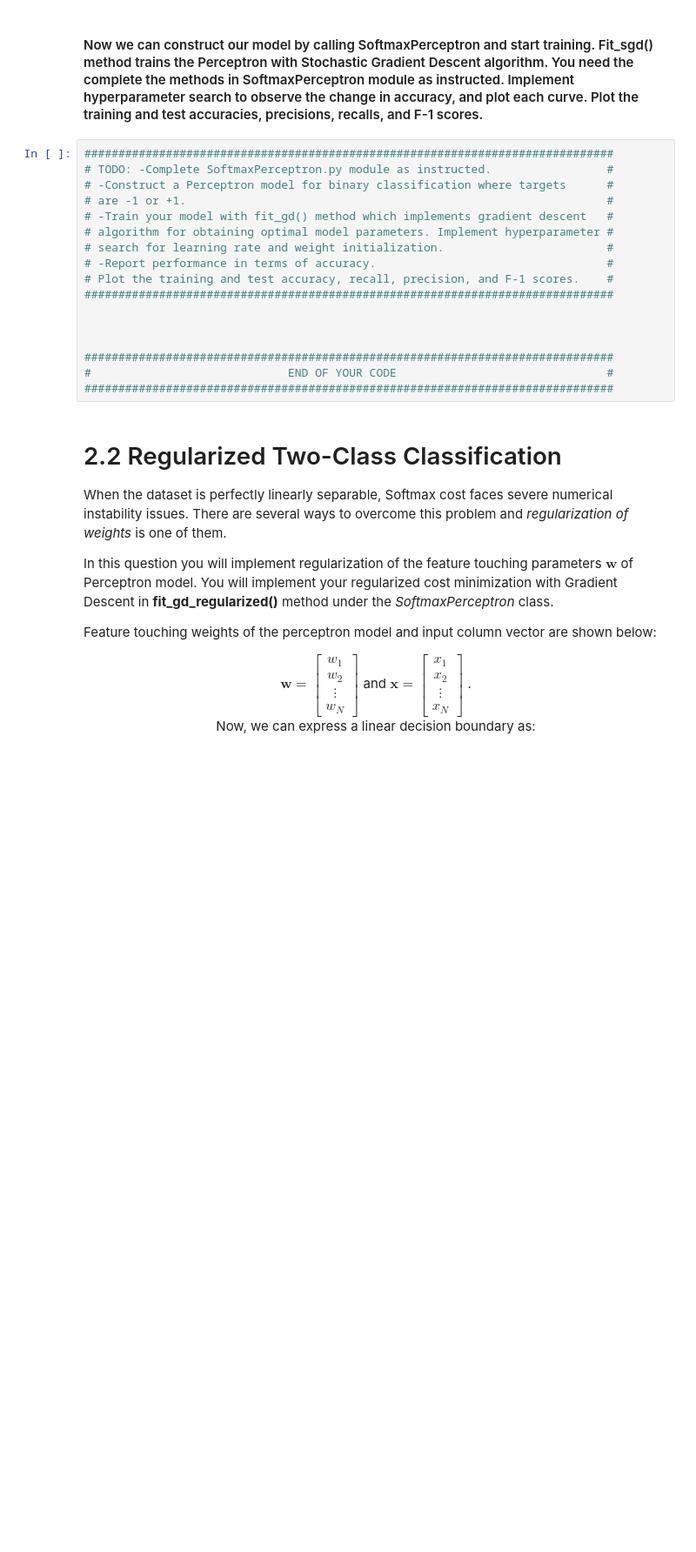
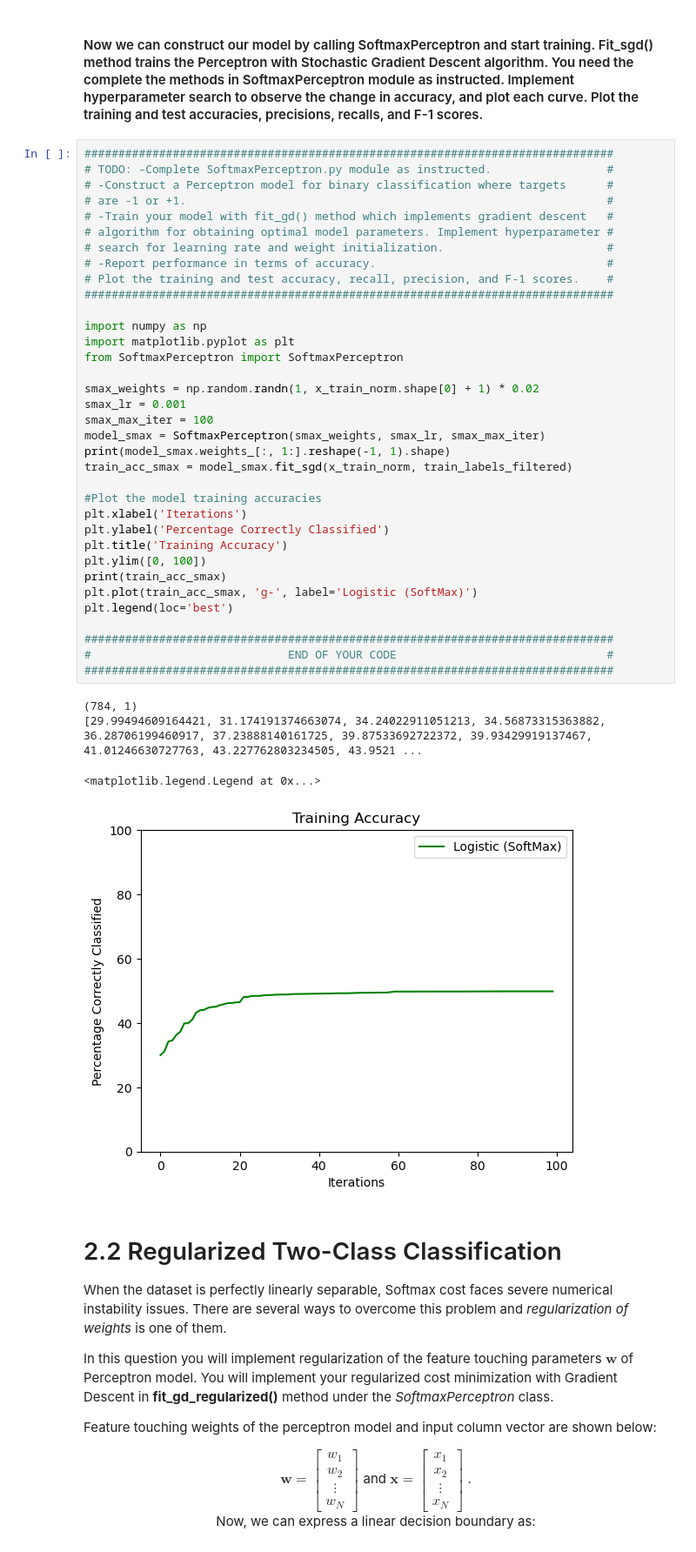
Before and after one commit to MustafaKrc/LFD24, a Jupyter notebook: Binary Linear Classification with Logistic Regression and Perceptron (With SGD)/Homework-3.ipynb, the cells around one changed output. Shown: that part at 87% size. Drawn from its saved outputs; the diff is of its cells as text; blank space fills up the shorter version.

Commit message:
Part 2.1 partially implemented
- accuracy is not improving (possibly due to the gradient calculation)

```diff
--- a/Binary Linear Classification with Logistic Regression and Perceptron (With SGD)/Homework-3.ipynb
+++ b/Binary Linear Classification with Logistic Regression and Perceptron (With SGD)/Homework-3.ipynb
@@ -664,20 +644,43 @@ x_test_norm = scaler.transform(test_data_flat)
 # %%
 ##############################################################################
 # TODO: -Complete SoftmaxPerceptron.py module as instructed.                 #
 # -Construct a Perceptron model for binary classification where targets      #
 # are -1 or +1.                                                              #
 # -Train your model with fit_gd() method which implements gradient descent   #
 # algorithm for obtaining optimal model parameters. Implement hyperparameter #
 # search for learning rate and weight initialization.                        #
 # -Report performance in terms of accuracy.                                  #
 # Plot the training and test accuracy, recall, precision, and F-1 scores.    #
 ##############################################################################
 
+import numpy as np
+import matplotlib.pyplot as plt
+from SoftmaxPerceptron import SoftmaxPerceptron
 
+smax_weights = np.random.randn(1, x_train_norm.shape[0] + 1) * 0.02
+smax_lr = 0.001
+smax_max_iter = 100
+model_smax = SoftmaxPerceptron(smax_weights, smax_lr, smax_max_iter)
+print(model_smax.weights_[:, 1:].reshape(-1, 1).shape)
+train_acc_smax = model_smax.fit_sgd(x_train_norm, train_labels_filtered)
+
+#Plot the model training accuracies
+plt.xlabel('Iterations')
+plt.ylabel('Percentage Correctly Classified')
+plt.title('Training Accuracy')
+plt.ylim([0, 100])
+print(train_acc_smax)
+plt.plot(train_acc_smax, 'g-', label='Logistic (SoftMax)')
+plt.legend(loc='best')
 
 ##############################################################################
 #                             END OF YOUR CODE                               #
 ##############################################################################
+# %% [output]
+(784, 1)
+[29.99494609164421, 31.174191374663074, 34.24022911051213, 34.56873315363882, 36.28706199460917, 37.23888140161725, 39.87533692722372, 39.93429919137467, 41.01246630727763, 43.227762803234505, 43.9521 ...
+<matplotlib.legend.Legend at 0x...>
+[figure, added]
 # %% [markdown]
 # 2.2 Regularized Two-Class Classification
 
```
Also changed, not shown: parts of 6 cells of this notebook, 2 other files.
